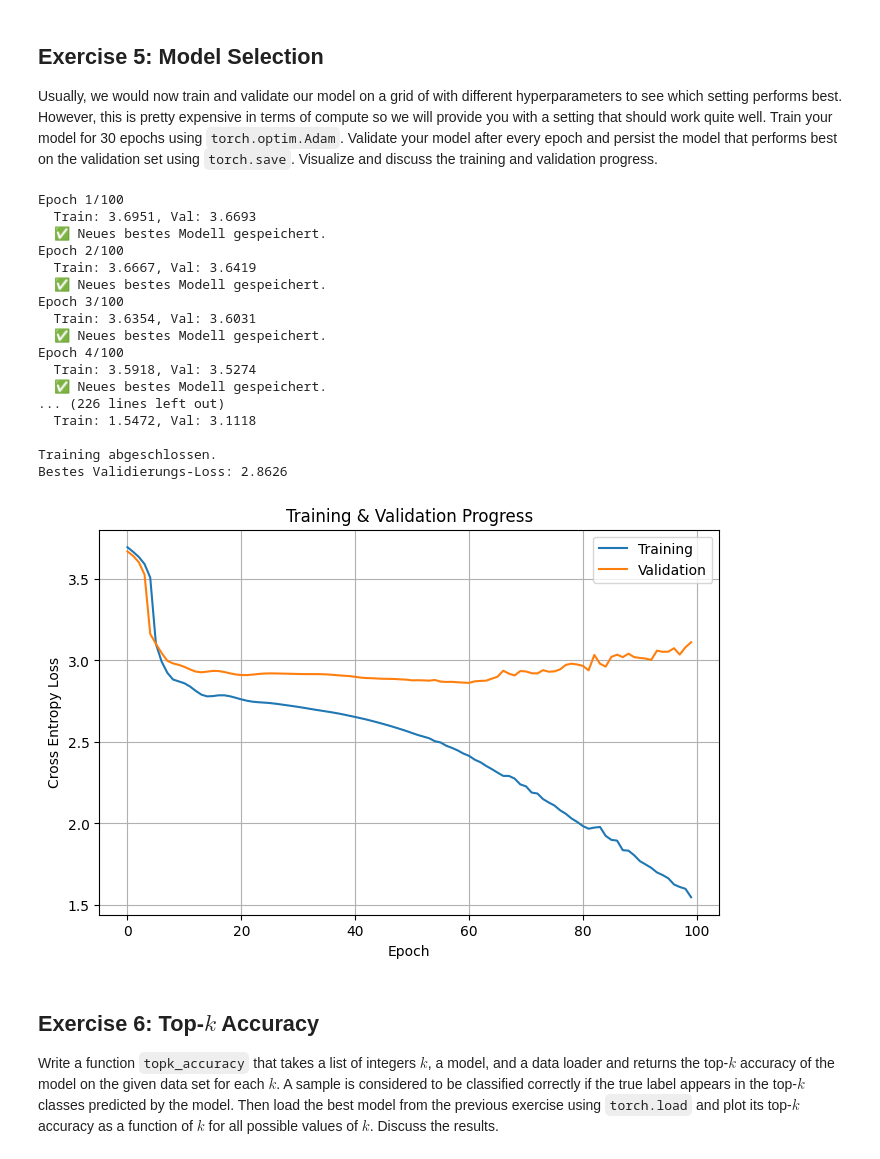
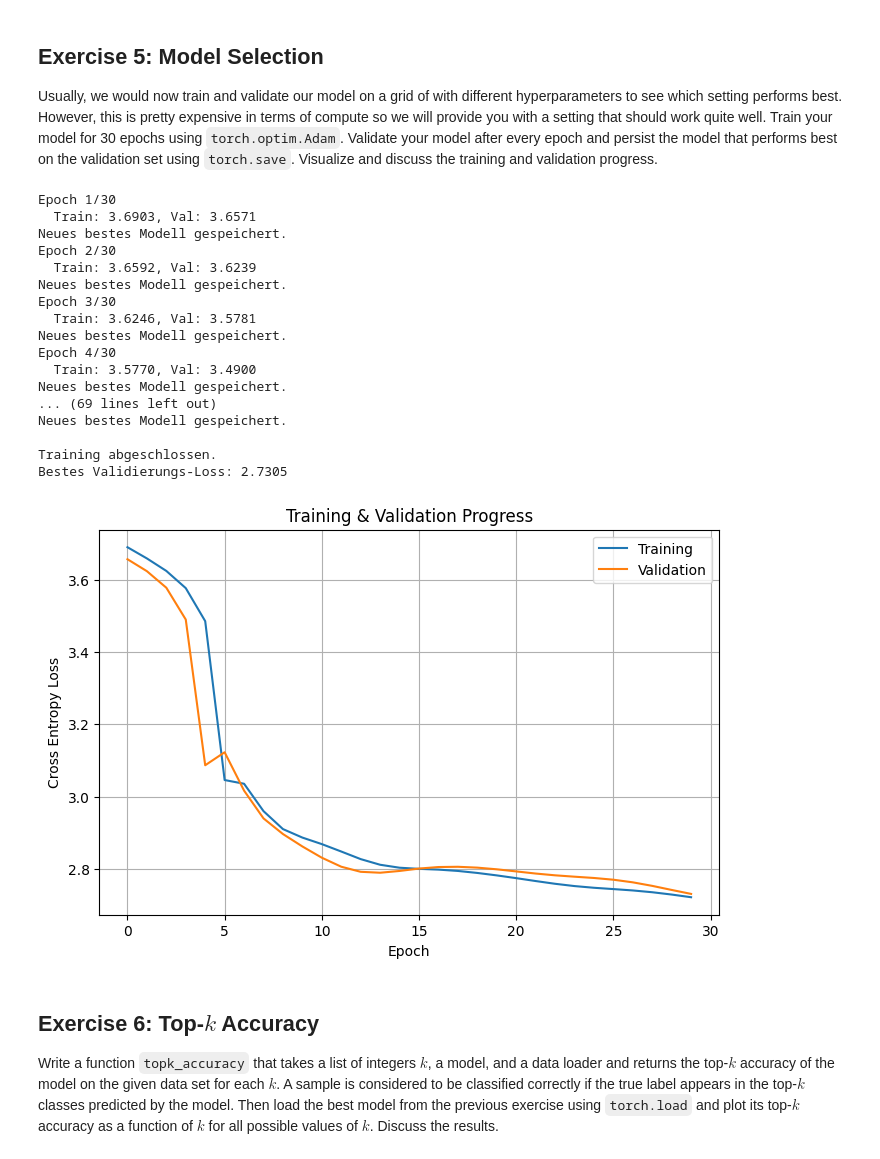
Before and after one commit to luki852/Master_AI, a Jupyter notebook: 1st_Semester/UE_LSTM/A3_Lukas_Steu_k51843919.ipynb, the cells around one changed output. Saved outputs shown, nothing was run; the diff lists cells and outputs as text; code cells hidden in the pictures.

```diff
--- a/1st_Semester/UE_LSTM/A3_Lukas_Steu_k51843919.ipynb
+++ b/1st_Semester/UE_LSTM/A3_Lukas_Steu_k51843919.ipynb
@@ -365,11 +353,7 @@ def epoch(dataloader, model, optimizer=None):
 
 
 # Beispielhafte Nutzung
-with open("text.txt", "r", encoding="utf-8") as f:
-    text = f.read()
-print("Text length:", len(text))
-
-dataset = TextDataset("text.txt", l=50, encoder=enc)
+dataset = TextDataset("text.txt", l=50)
 dataloader = DataLoader(dataset, batch_size=32, shuffle=True)
 
 model = NextCharLSTM(alphabet_size=40, embedding_dim=64, hidden_dim=128)
@@ -398,27 +381,28 @@ batch_size = 256
 embedding_dim = 8
 hidden_dim = 512
 learning_rate = 1e-3
-num_epochs = 100
+num_epochs = 30
 
 ########## YOUR SOLUTION HERE ##########
 
+# Schon davor gemacht
 # Alphabet und Encoder
 alphabet = "abcdefghijklmnopqrstuvwxyz0123456789 .!?"  # erlaubte Zeichen
 enc = Encoder(alphabet)  # Encoder-Objekt erzeugen, das Text → Zahlen umwandelt
 
+# Schon davor gemacht
 # Dataset und DataLoader
-dataset = TextDataset("text.txt", l=sequence_length, encoder=enc)  # Datensatz-Objekt laden
+dataset = TextDataset("text.txt", l=sequence_length)  # Datensatz-Objekt laden
 
 # Trainings- und Validierungsaufteilung (90 % / 10 %)
-train_size = int(0.9 * len(dataset))           # 90 % der Daten für Training
-val_size = len(dataset) - train_size           # Rest für Validierung
+train_size = int(0.9 * len(dataset))
+val_size = len(dataset) - train_size
 train_dataset, val_dataset = torch.utils.data.random_split(dataset, [train_size, val_size])  # zufällige Aufteilung
 
 # DataLoader erstellen (Mini-Batches generieren)
 train_loader = DataLoader(train_dataset, batch_size=batch_size, shuffle=True)   # beim Training durchmischen
 val_loader = DataLoader(val_dataset, batch_size=batch_size, shuffle=False)      # beim Validieren Reihenfolge behalten
 
-# ------------------------------------------------------------
 # Modell und Optimizer
 device = torch.device("cuda" if torch.cuda.is_available() else "cpu")  # GPU verwenden, falls verfügbar
 
@@ -446,50 +430,50 @@ for epoch_idx in range(num_epochs):
     avg_val_loss = val_losses.mean()                       # Mittelwert über alle Validierungsbatches berechnen
 
     # Logging
     train_loss_history.append(avg_train_loss)              # Trainings-Loss für Plot speichern
     val_loss_history.append(avg_val_loss)                  # Validierungs-Loss für Plot speichern
 
     print(f"  Train: {avg_train_loss:.4f}, Val: {avg_val_loss:.4f}")  # Ausgabe der aktuellen Werte
 
     # Bestes Modell speichern
     if avg_val_loss < best_val_loss:                       # wenn Validation besser als bisher:
         best_val_loss = avg_val_loss                       # neuen besten Wert merken
         torch.save(model.state_dict(), "best_model.pt")    # Modellgewichte sichern
-        print("  ✅ Neues bestes Modell gespeichert.")     # Hinweis in Konsole
+        print("Neues bestes Modell gespeichert.")     # Hinweis in Konsole
 
 # Abschlussmeldung
 print("\nTraining abgeschlossen.")                         # Info, dass Training fertig ist
 print(f"Bestes Validierungs-Loss: {best_val_loss:.4f}")    # Bestes Ergebnis ausgeben
 
 # Visualisierung
 plt.figure(figsize=(8,5))
 plt.plot(train_loss_history, label="Training")
 plt.plot(val_loss_history, label="Validation")
 plt.xlabel("Epoch")
 plt.ylabel("Cross Entropy Loss")
 plt.title("Training & Validation Progress")
 plt.legend()
 plt.grid(True)
 plt.show()
 # %% [output]
-Epoch 1/100
-  Train: 3.6951, Val: 3.6693
-  ✅ Neues bestes Modell gespeichert.
-Epoch 2/100
-  Train: 3.6667, Val: 3.6419
-  ✅ Neues bestes Modell gespeichert.
-Epoch 3/100
-  Train: 3.6354, Val: 3.6031
-  ✅ Neues bestes Modell gespeichert.
-Epoch 4/100
-  Train: 3.5918, Val: 3.5274
-  ✅ Neues bestes Modell gespeichert.
-... (226 lines left out)
-  Train: 1.5472, Val: 3.1118
+Epoch 1/30
+  Train: 3.6903, Val: 3.6571
+Neues bestes Modell gespeichert.
+Epoch 2/30
+  Train: 3.6592, Val: 3.6239
+Neues bestes Modell gespeichert.
+Epoch 3/30
+  Train: 3.6246, Val: 3.5781
+Neues bestes Modell gespeichert.
+Epoch 4/30
+  Train: 3.5770, Val: 3.4900
+Neues bestes Modell gespeichert.
+... (69 lines left out)
+Neues bestes Modell gespeichert.
 
 Training abgeschlossen.
-Bestes Validierungs-Loss: 2.8626
+Bestes Validierungs-Loss: 2.7305
-[figure, old version]
+[figure, new version]
 # %% [markdown]
 ## Exercise 6: Top-$k$ Accuracy
 
```
Also changed, not shown: parts of 5 cells of this notebook, 3 other files.
